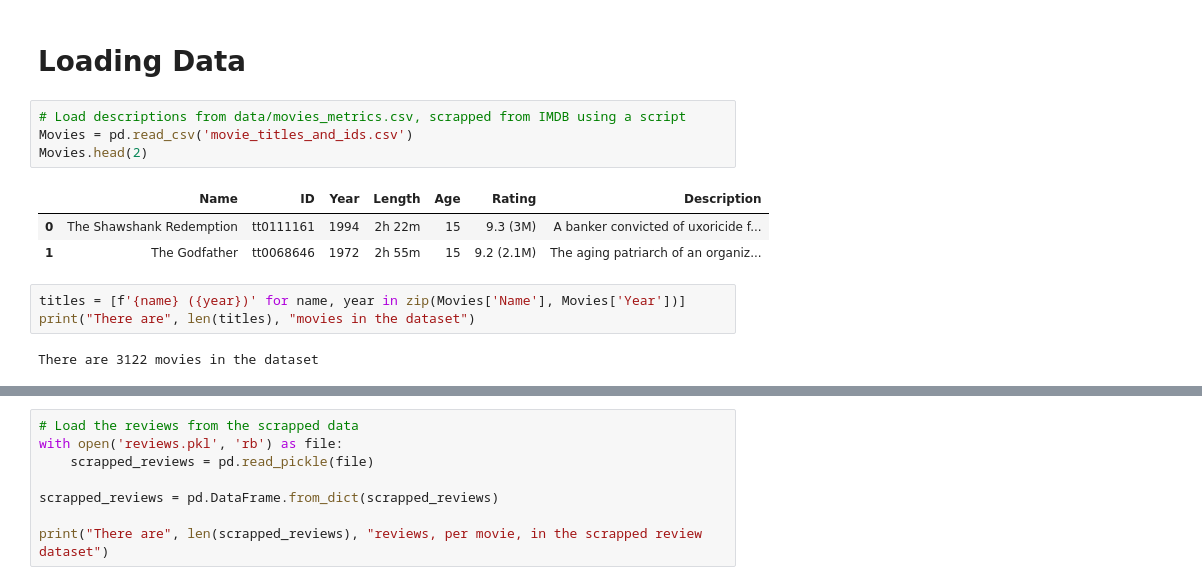
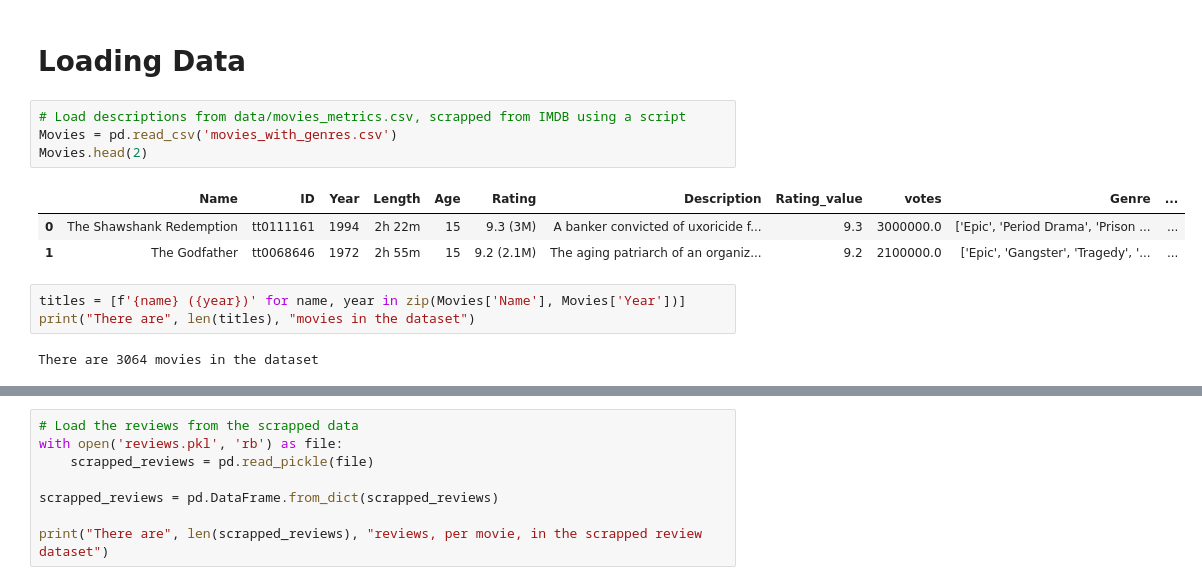
Before and after one commit to JasonMerit/ComputationalTools, a Jupyter notebook: Project/Combined_notebook.ipynb, the cells around one changed output, grey strips where cells are left out. Cells and saved outputs as stored; diff of their text form.

```diff
--- a/Project/Combined_notebook.ipynb
+++ b/Project/Combined_notebook.ipynb
@@ -66,17 +71,17 @@ from nltk import pos_tag
 # Loading Data
 # %%
 # Load descriptions from data/movies_metrics.csv, scrapped from IMDB using a script
-Movies = pd.read_csv('movie_titles_and_ids.csv')
+Movies = pd.read_csv('movies_with_genres.csv')
 Movies.head(2)
 # %% [output]
-|  | Name | ID | Year | Length | Age | Rating | Description |
-| 0 | The Shawshank Redemption | tt0111161 | 1994 | 2h 22m | 15 | 9.3 (3M) | A banker convicted of uxoricide f... |
-| 1 | The Godfather | tt0068646 | 1972 | 2h 55m | 15 | 9.2 (2.1M) | The aging patriarch of an organiz... |
+|  | Name | ID | Year | Length | Age | Rating | Description | Rating_value | votes | Genre | ... |
+| 0 | The Shawshank Redemption | tt0111161 | 1994 | 2h 22m | 15 | 9.3 (3M) | A banker convicted of uxoricide f... | 9.3 | 3000000.0 | ['Epic', 'Period Drama', 'Prison ... | ... |
+| 1 | The Godfather | tt0068646 | 1972 | 2h 55m | 15 | 9.2 (2.1M) | The aging patriarch of an organiz... | 9.2 | 2100000.0 | ['Epic', 'Gangster', 'Tragedy', '... | ... |
 # %%
 titles = [f'{name} ({year})' for name, year in zip(Movies['Name'], Movies['Year'])]
 print("There are", len(titles), "movies in the dataset")
 # %% [output]
-There are 3122 movies in the dataset
+There are 3064 movies in the dataset
 # %%
 # Loading training data from kaggle: https://www.kaggle.com/datasets/lakshmi25npathi/imdb-dataset-of-50k-movie-reviews
 kaggle_sentiments = pd.read_csv("training_data.csv")
```
Also changed, not shown: parts of 11 cells of this notebook.
